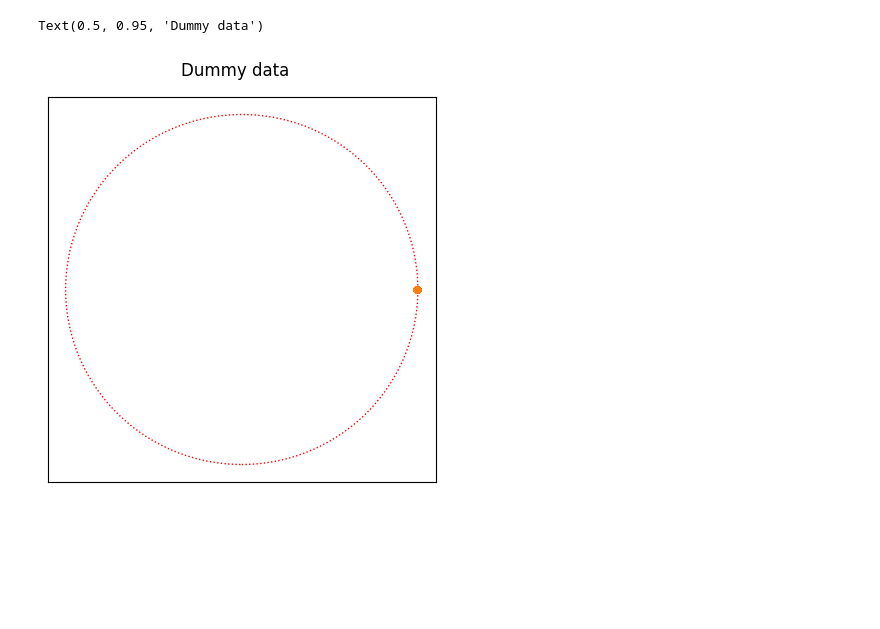
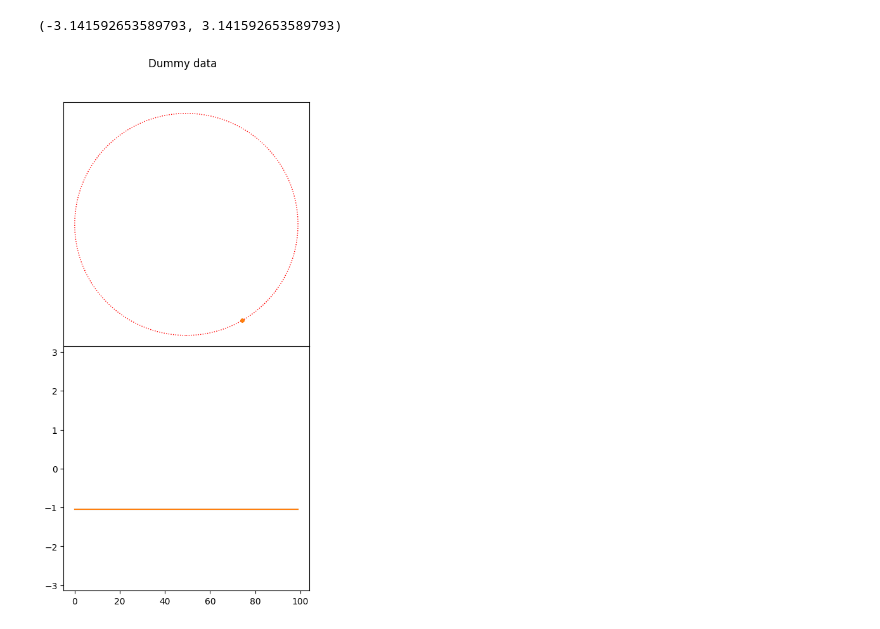
Before and after one commit to catkira/5G_experiments, a Jupyter notebook: phase_comp.ipynb, the cells around one changed output. Drawn from its saved outputs; the diff is of its cells as text; code cells hidden in the pictures; blank space fills up the shorter version.

```diff
--- a/phase_comp.ipynb
+++ b/phase_comp.ipynb
@@ -23,7 +31,11 @@ waveform, ofdm_info = nrOFDMModulate(carrier, ressource_grid)
 # %%
-decimation_factor = 2
-rx_waveform = scipy.signal.decimate(waveform, decimation_factor)
-fs = ofdm_info['SampleRate'] // decimation_factor
+decimation_factor = 1
+# offset_rb = 0
+fs = ofdm_info['SampleRate']
+rx_waveform = waveform.copy()
+# rx_waveform *= rx_waveform * np.exp(1j * 2 * np.pi * offset_rb * 12 * 15e3 / fs * np.arange(len(rx_waveform)))
+# rx_waveform = scipy.signal.decimate(waveform, decimation_factor)
+rx_fs = ofdm_info['SampleRate'] // decimation_factor
 rx_grid_size = grid_size // decimation_factor
 # %%
 # detect PSS
@@ -43,7 +55,7 @@ for current_NID2 in np.arange(3, dtype='int'):
     temp = scipy.signal.correlate(rx_waveform[:int(25e-3 * fs)], refWaveform, 'valid')  # correlate over 25 ms
     peak_index[current_NID2] = np.argmax(np.abs(temp))
     peak_value[current_NID2] = np.abs(temp[peak_index[current_NID2]])
-    t_corr = np.arange(temp.shape[0])/fs*1e3
+    t_corr = np.arange(temp.shape[0]) / rx_fs * 1e3
     axs[current_NID2].plot(t_corr, np.abs(temp))
 detected_NID2 = np.argmax(peak_value)
 print(f'detected NID2 is {detected_NID2} at {peak_index[detected_NID2]}')
@@ -54,6 +66,7 @@ detected NID2 is 0 at 2272
 nrbSSB = 20
 refGrid = np.zeros((nrbSSB*12, 2), dtype='complex')
 refGrid[nrPSSIndices(), 1] = nrPSS(detected_NID2)
-timingOffset = nrTimingEstimate(waveform = rx_waveform, nrb = nrbSSB, scs = 15, initialNSlot = 0, refGrid = refGrid, SampleRate = fs)
+timingOffset = nrTimingEstimate(waveform = rx_waveform, nrb = nrbSSB, scs = 15, initialNSlot = 0, refGrid = refGrid,
+                                SampleRate = rx_fs, CarrierFrequency = f0_hz)
 print(timingOffset)
 # %% [output]
@@ -61,4 +74,6 @@ print(timingOffset)
 # %%
 # demodulate complete rx waveform
-rxGrid = nrOFDMDemodulate(waveform = rx_waveform[timingOffset:], nrb = rx_grid_size, scs = 15, initialNSlot = 0, SampleRate = fs)
+rxGrid = nrOFDMDemodulate(waveform = rx_waveform[timingOffset:], nrb = rx_grid_size, scs = 15, initialNSlot = 0,
+                          SampleRate = rx_fs, CarrierFrequency = f0_hz)
 rxGrid /= np.max((rxGrid.real.max(), rxGrid.imag.max()))
+plt.imshow(np.abs(rxGrid), extent=[0,1,0,1], aspect='auto')
@@ -98,12 +116,15 @@ detected NID is 69
 # %%
-fig, axs = plt.subplots(1, 1, figsize=(5, 5), facecolor='w', sharex=True, sharey=True)
-axs.plot(rxGrid[:, 8:10].real, rxGrid[:, 8:10].imag, '.')
-axs.add_patch(plt.Circle((0, 0), 1, color='red', fill=False, linewidth=1, linestyle=':'))
-axs.set_xticks([])
-axs.set_yticks([])
-
+fig, axs = plt.subplots(2, 1, figsize=(5, 10), facecolor='w', sharex=False, sharey=False)
+data_range = range(rxGrid.shape[0] // 2 + data_offset_re, rxGrid.shape[0] // 2 + data_offset_re + num_data_re)
+axs[0].plot(rxGrid[data_range, 8:10].real, rxGrid[data_range, 8:10].imag, '.')
+axs[0].add_patch(plt.Circle((0, 0), 1, color='red', fill=False, linewidth=1, linestyle=':'))
+axs[0].set_xticks([])
+axs[0].set_yticks([])
 fig.subplots_adjust(hspace=0, wspace=0)
 fig.suptitle('Dummy data', y=0.95)
+# phase
+axs[1].plot(np.angle(rxGrid[data_range, 8:10]))
+axs[1].set_ylim([-np.pi, np.pi])
 # %% [output]
-Text(0.5, 0.95, 'Dummy data')
+(-3.141592653589793, 3.141592653589793)
-[figure, old version]
+[figure, new version]
```
Also changed, not shown: parts of 7 cells of this notebook.
